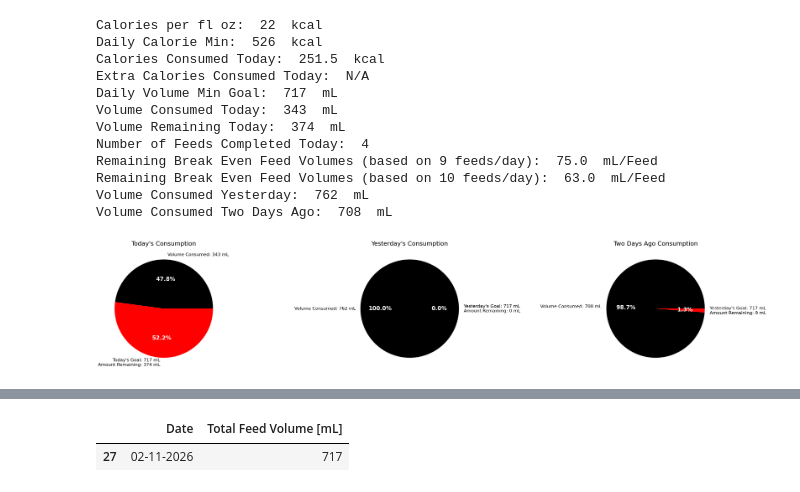
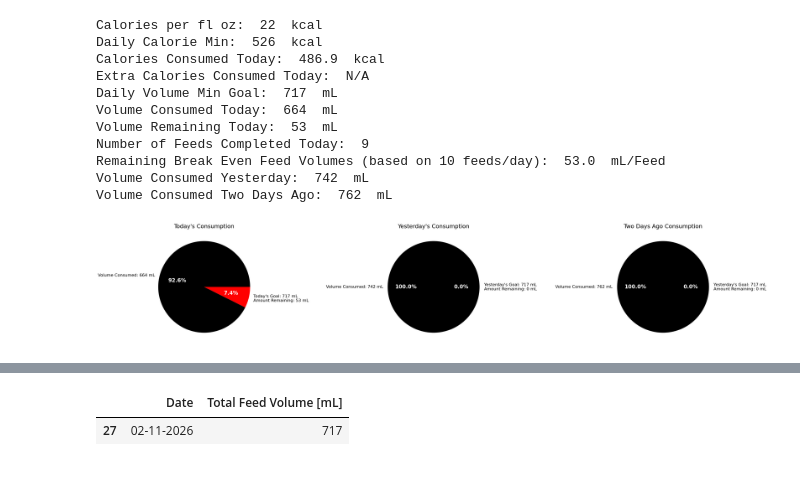
Before and after one commit to Juniper82/Theos-Feeding, a Jupyter notebook: Theo_Feeds.ipynb, the cells around one changed output, grey strips where cells are left out. Saved outputs shown, nothing was run; the diff lists cells and outputs as text; code cells hidden in the pictures.

```diff
--- a/Theo_Feeds.ipynb
+++ b/Theo_Feeds.ipynb
@@ -57,11 +57,14 @@ numFeedsToday = len(todaysDF.index)
 print("Number of Feeds Completed Today: ",numFeedsToday)
 if remainingFood != 0 and numFeedsToday < 9:
     minFeedVolReman9 = remainingFood/(9-numFeedsToday)
+elif remainingFood != 0 and numFeedsToday < 10:
     minFeedVolReman10 = remainingFood/(10-numFeedsToday)
 else:
     minFeedVolReman9 = 0
     minFeedVolReman10 = 0
-print("Remaining Break Even Feed Volumes (based on 9 feeds/day): ",np.ceil(minFeedVolReman9)," mL/Feed")
+
+if numFeedsToday < 9:
+    print("Remaining Break Even Feed Volumes (based on 9 feeds/day): ",np.ceil(minFeedVolReman9)," mL/Feed")
 print("Remaining Break Even Feed Volumes (based on 10 feeds/day): ",np.ceil(minFeedVolReman10)," mL/Feed")
 # Prepare Yesterday's Data
 yesterday = date.today() - timedelta(days=1)
@@ -98,42 +101,41 @@ colors = ['0','r']
 # Setup the Plot
 fig, (ax1, ax2, ax3) = plt.subplots(1,3,figsize=(45,8))
 _, _, autotexts=ax1.pie(todaysData, labels=todaysLabels, colors=colors, autopct='%.1f%%',textprops={'fontsize': 16})
 plt.setp(autotexts, **{'color':'white', 'weight':'bold', 'fontsize':20})
 ax1.set_title("Today's Consumption", fontdict={'fontsize': 22})
 _, _, autotexts=ax2.pie(yesterdaysData, labels=yesterdaysLabels, colors=colors, autopct='%.1f%%',textprops={'fontsize': 16})
 plt.setp(autotexts, **{'color':'white', 'weight':'bold', 'fontsize':20})
 ax2.set_title("Yesterday's Consumption", fontdict={'fontsize': 22})
 
 _, _, autotexts=ax3.pie(twoDaysAgoData, labels=twoDaysAgoLabels, colors=colors, autopct='%.1f%%',textprops={'fontsize': 16})
 plt.setp(autotexts, **{'color':'white', 'weight':'bold', 'fontsize':20})
 ax3.set_title("Two Days Ago Consumption", fontdict={'fontsize': 22})
 
 # for autotext in autotexts:
 #     autotext.set_color('white')
 plt.show()
 
 # df3 = df.tail(7)
 # runningFeed = sum(df3['Volume [mL]'])
 # totalRunningOffered = sum(df3['Total Feed Volume [mL]'])
 # twentyFourHR = runningFeed/682*100
 #print("24hr Consumption: ",round(twentyFourHR,2),"%\n",sep='')
 #print(df3)
 #Calculate Averages
 # df.loc[df['Food']=='AR (22 cal)'].mean(axis=0, skipna=True, numeric_only=True)
 # %% [output]
 Calories per fl oz:  22  kcal
 Daily Calorie Min:  526  kcal
-Calories Consumed Today:  251.5  kcal
+Calories Consumed Today:  486.9  kcal
 Extra Calories Consumed Today:  N/A
 Daily Volume Min Goal:  717  mL
-Volume Consumed Today:  343  mL
-Volume Remaining Today:  374  mL
-Number of Feeds Completed Today:  4
-Remaining Break Even Feed Volumes (based on 9 feeds/day):  75.0  mL/Feed
-Remaining Break Even Feed Volumes (based on 10 feeds/day):  63.0  mL/Feed
-Volume Consumed Yesterday:  762  mL
-Volume Consumed Two Days Ago:  708  mL
+Volume Consumed Today:  664  mL
+Volume Remaining Today:  53  mL
+Number of Feeds Completed Today:  9
+Remaining Break Even Feed Volumes (based on 10 feeds/day):  53.0  mL/Feed
+Volume Consumed Yesterday:  742  mL
+Volume Consumed Two Days Ago:  762  mL
-[figure, old version]
+[figure, new version]
 # %%
 df.loc[df['Date'] == today]
 # %% [output]
```
Also changed, not shown: parts of 6 cells of this notebook, 1 other file.
